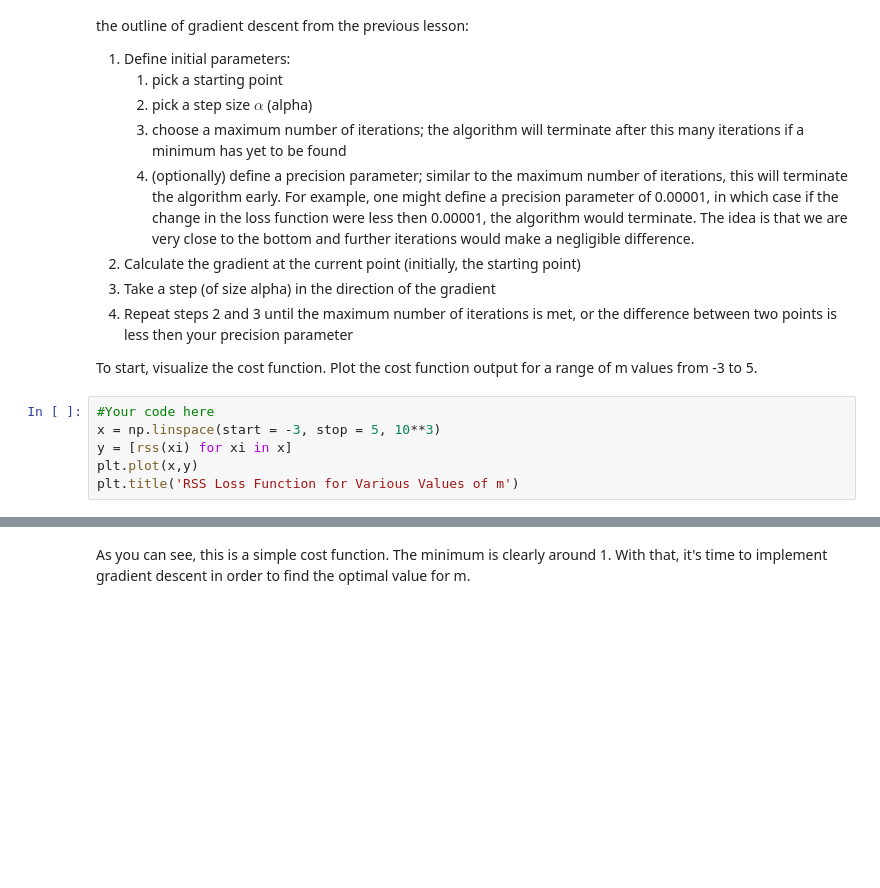
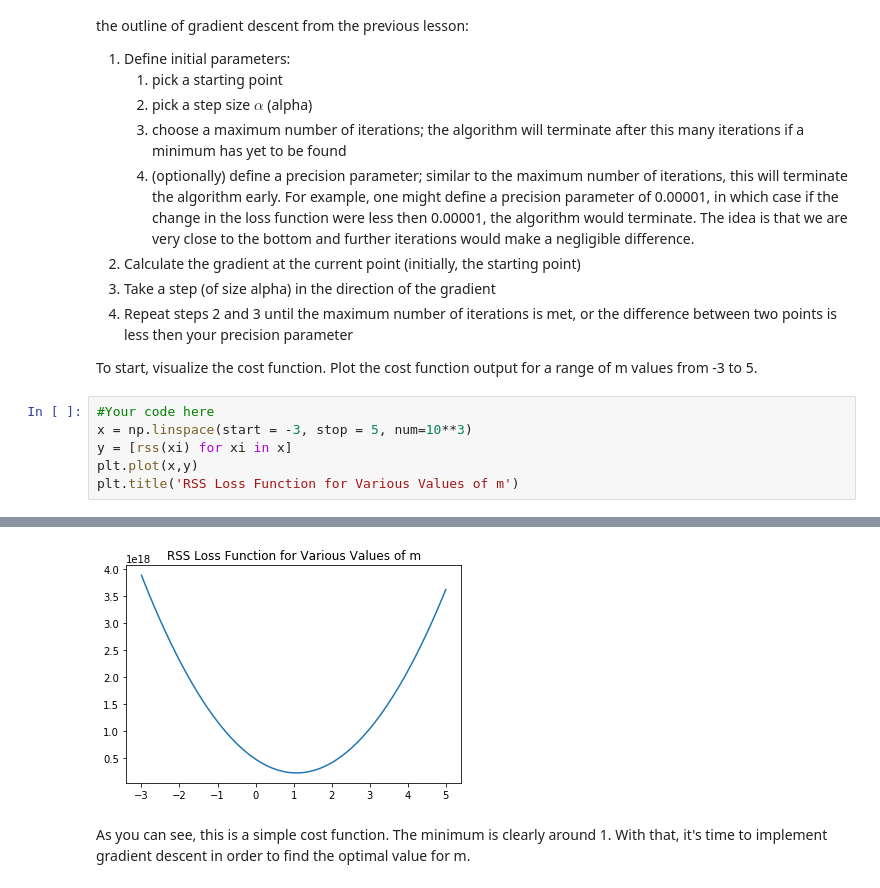
Before and after one commit to Jpeck219/dsc-gradient-descent-lab-nyc-ds-060319, a Jupyter notebook: index.ipynb, the cells around one changed output, grey strips where cells are left out. Saved outputs shown, nothing was run; the diff lists cells and outputs as text; blank space fills up the shorter version.

```diff
--- a/index.ipynb
+++ b/index.ipynb
@@ -91,7 +91,7 @@ Now that you have a loss function, you can use numerical methods to find a minim
 To start, visualize the cost function. Plot the cost function output for a range of m values from -3 to 5.
 # %%
 #Your code here
-x = np.linspace(start = -3, stop = 5, 10**3)
+x = np.linspace(start = -3, stop = 5, num=10**3)
 y = [rss(xi) for xi in x]
 plt.plot(x,y)
 plt.title('RSS Loss Function for Various Values of m')
@@ -100,3 +100,4 @@ SyntaxError: positional argument follows keyword argument (<ipython-input-15-ee8
+[figure, added]
 # %% [markdown]
 As you can see, this is a simple cost function. The minimum is clearly around 1. With that, it's time to implement gradient descent in order to find the optimal value for m.
 # %%
```
Also changed, not shown: parts of 1 cell of this notebook.
